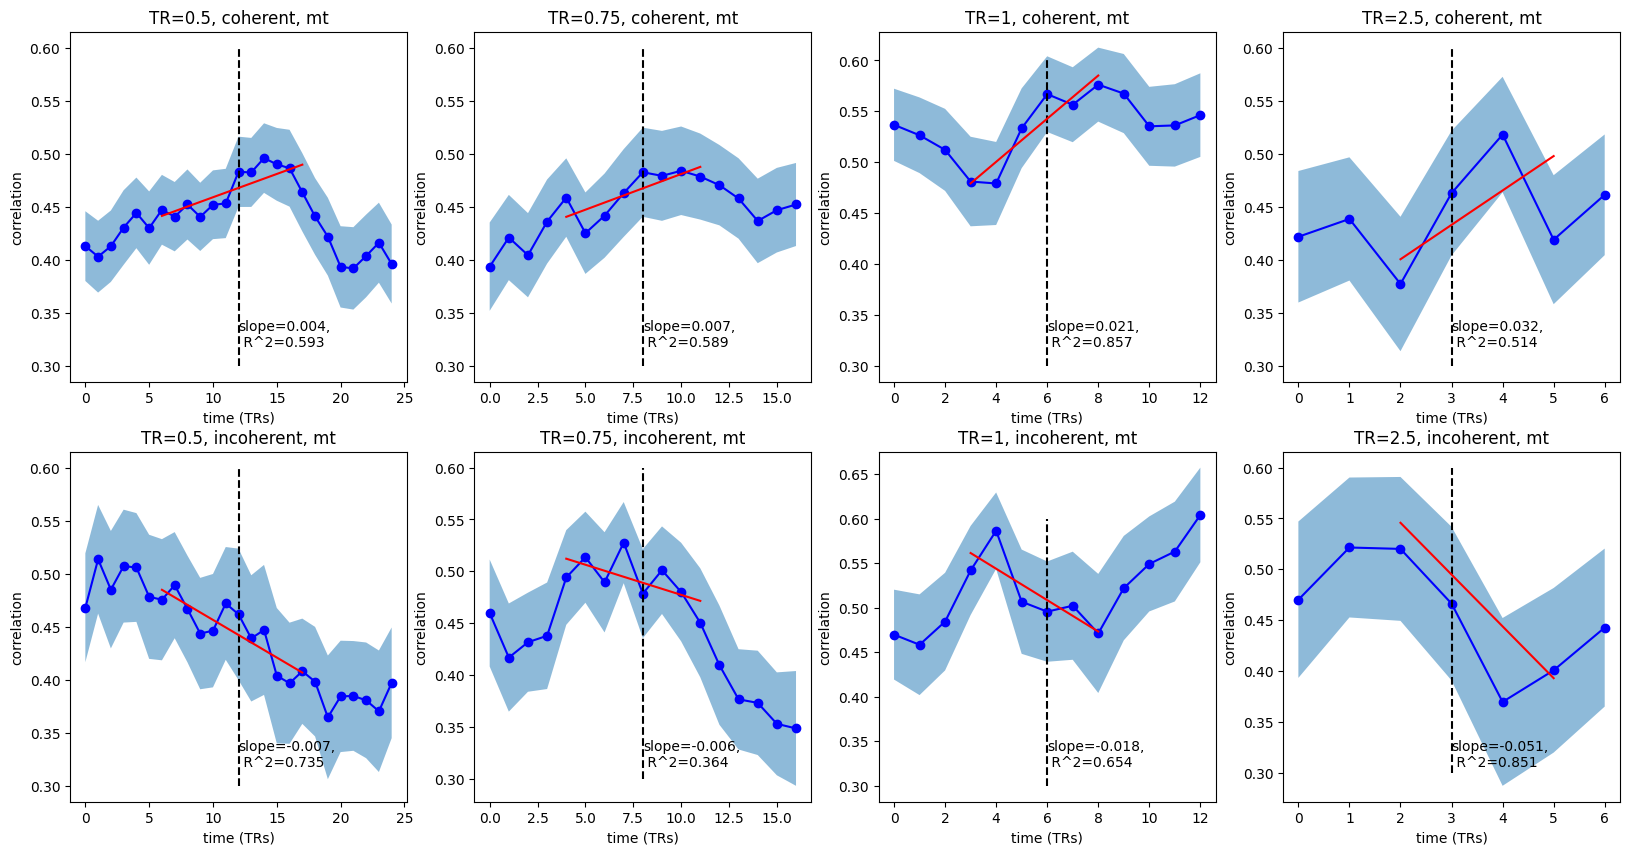
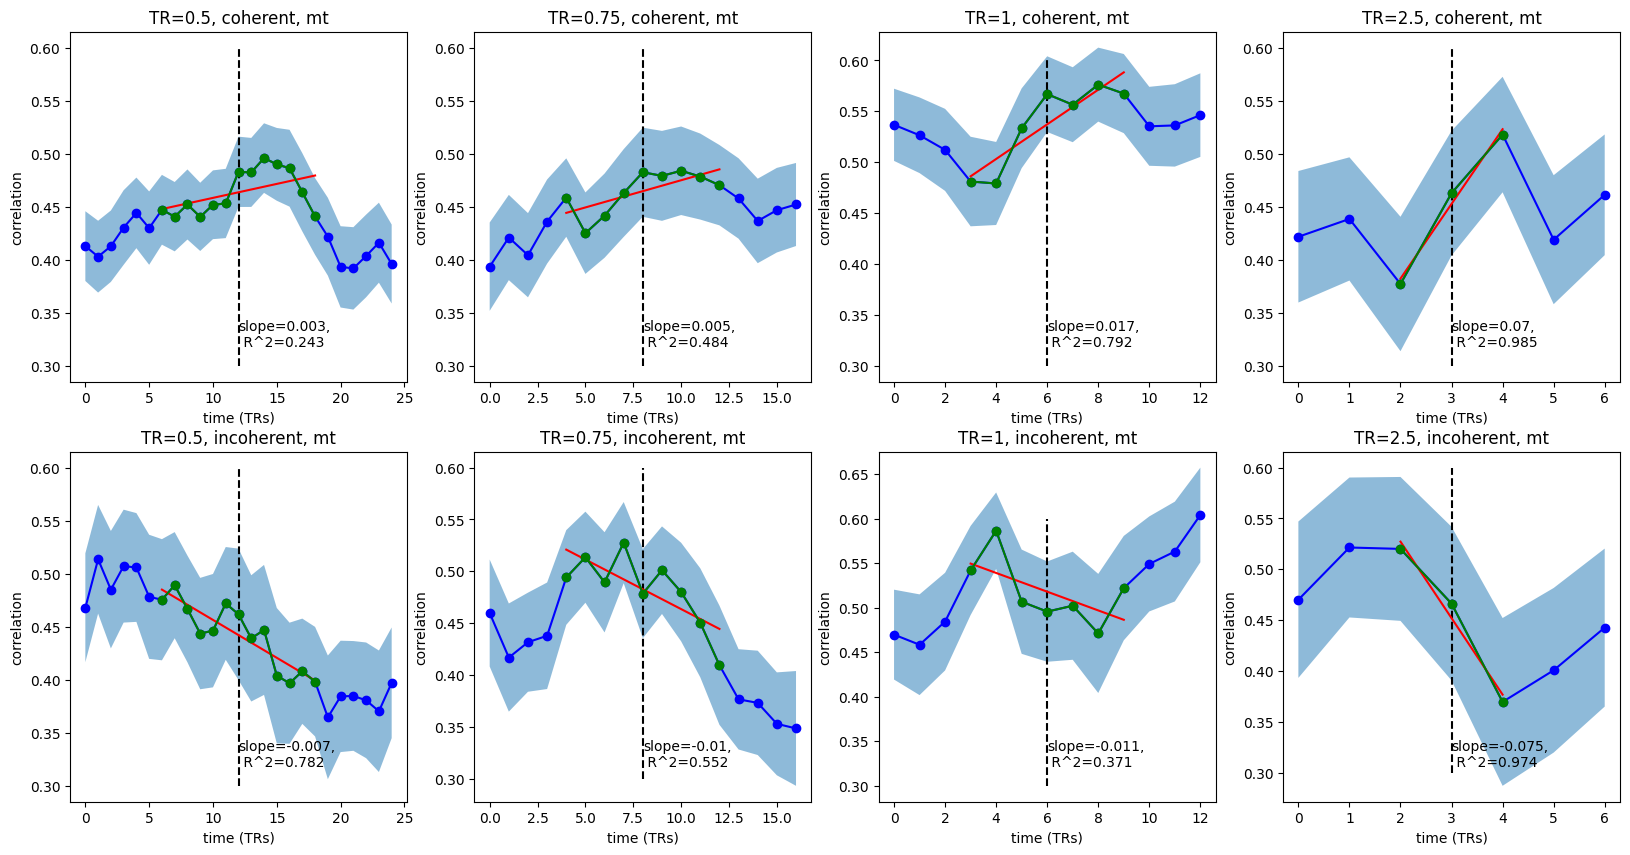
The notebook cell's code change between the first figure and the second:
--- before
+++ after
@@ -1,4 +1,5 @@
 #tr = 1
 trial_list = ['coherent','incoherent']
+half_window_size_list = [6,4,3,1]
 roi = 'mt'
 
@@ -31,9 +32,18 @@
         # add linear regression line   
         y = np.mean(aux,axis=0)
-        f = round(window_size_tr/2)
-        y = y[window_size_tr-f:window_size_tr+f] # pick window for regression
-        x = np.arange(f,f+y.shape[0])
+        f = half_window_size_list[tr_idx]
+
+        if tr==2.5:
+            y = y[window_size_tr-f:window_size_tr+f+1] # pick window for regression
+            x = np.arange(f+1,f+window_size_tr+1)
+        else:
+            y = y[window_size_tr-f:window_size_tr+f+1] # pick window for regression
+            x = np.arange(f,f+y.shape[0])
+
+        
         m, b = np.polyfit(x, y, 1)
         plt.plot(x, m*x + b,color='red')
+
+        plt.plot(x,y,color='green',marker='o')
 
         # add text with slope and R squared

Commit: more footwork